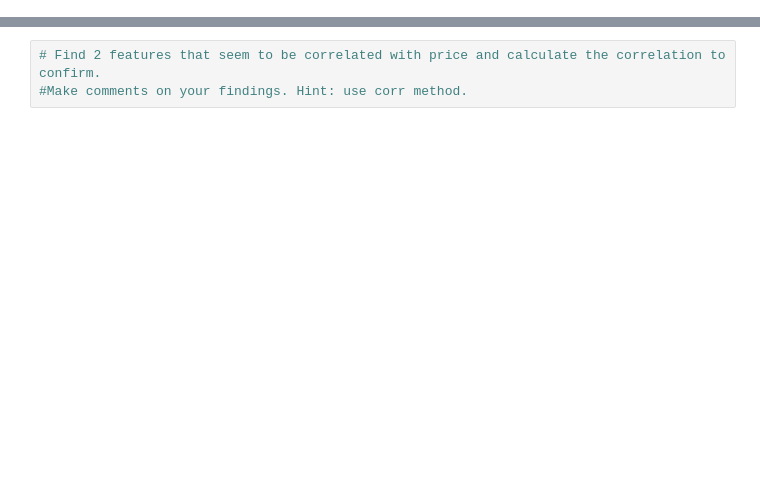
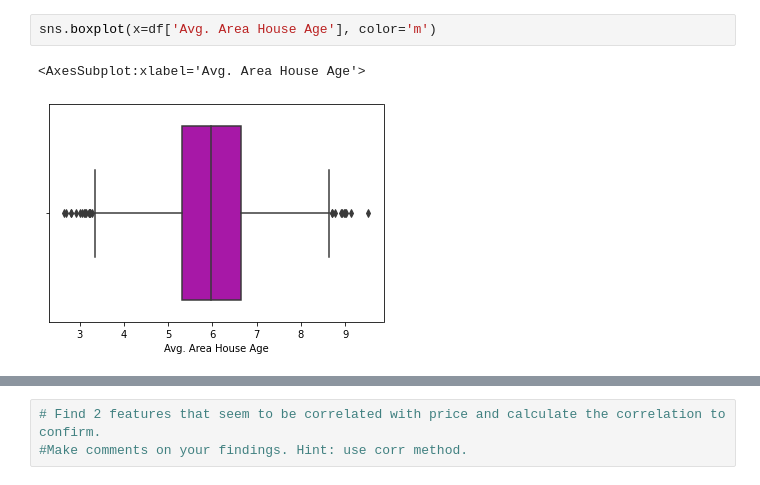
Before and after one commit to mfouquier/5400-Python-DataScience, a Jupyter notebook: Fouquier9.ipynb, the cells around one changed output, grey strips where cells are left out. Cells and saved outputs as stored; diff of their text form; blank space fills up the shorter version.

```diff
--- a/Fouquier9.ipynb
+++ b/Fouquier9.ipynb
@@ -26,0 +112,5 @@
+# %%
+sns.boxplot(x=df['Avg. Area House Age'], color='m')
+# %% [output]
+<AxesSubplot:xlabel='Avg. Area House Age'>
+[figure, added]
```
Also changed, not shown: parts of 27 cells of this notebook, 1 other file.
